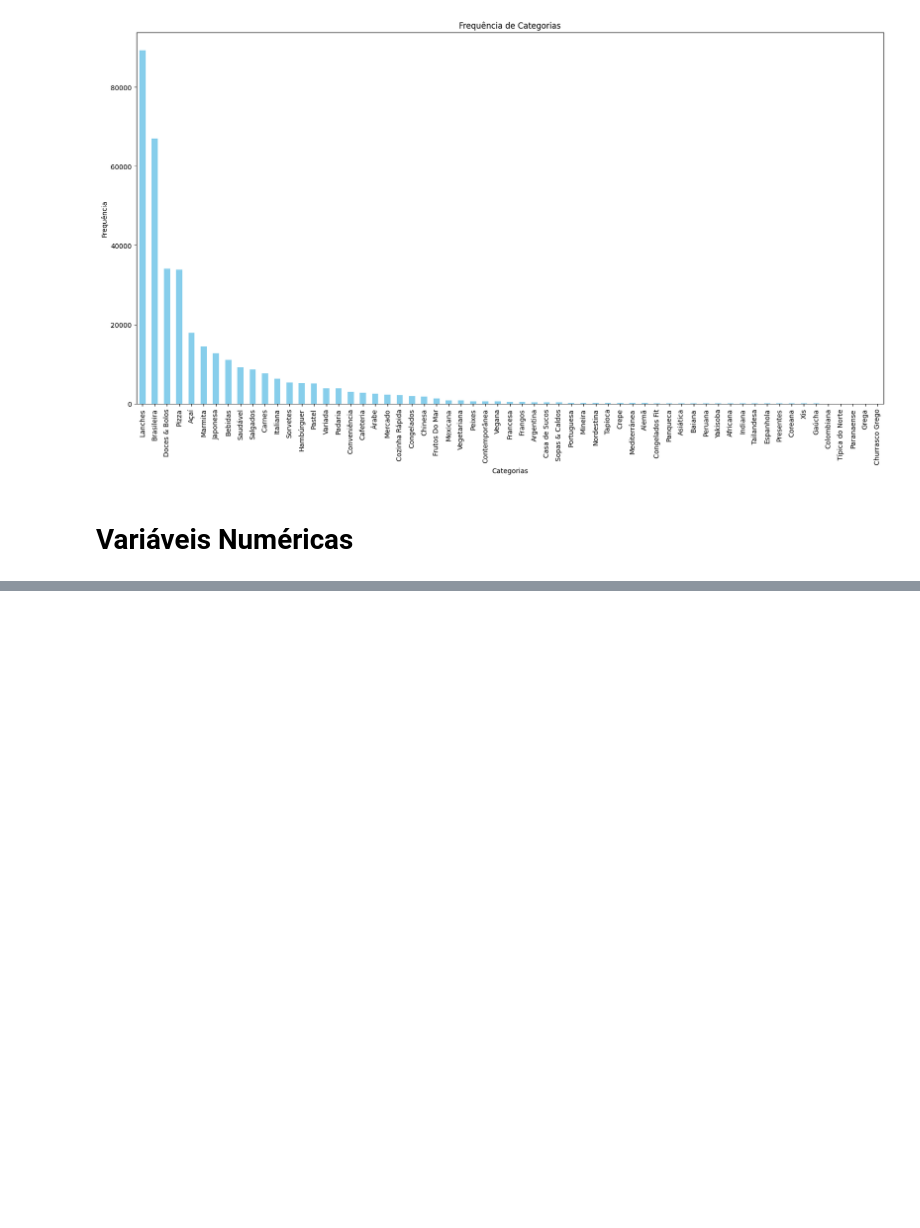
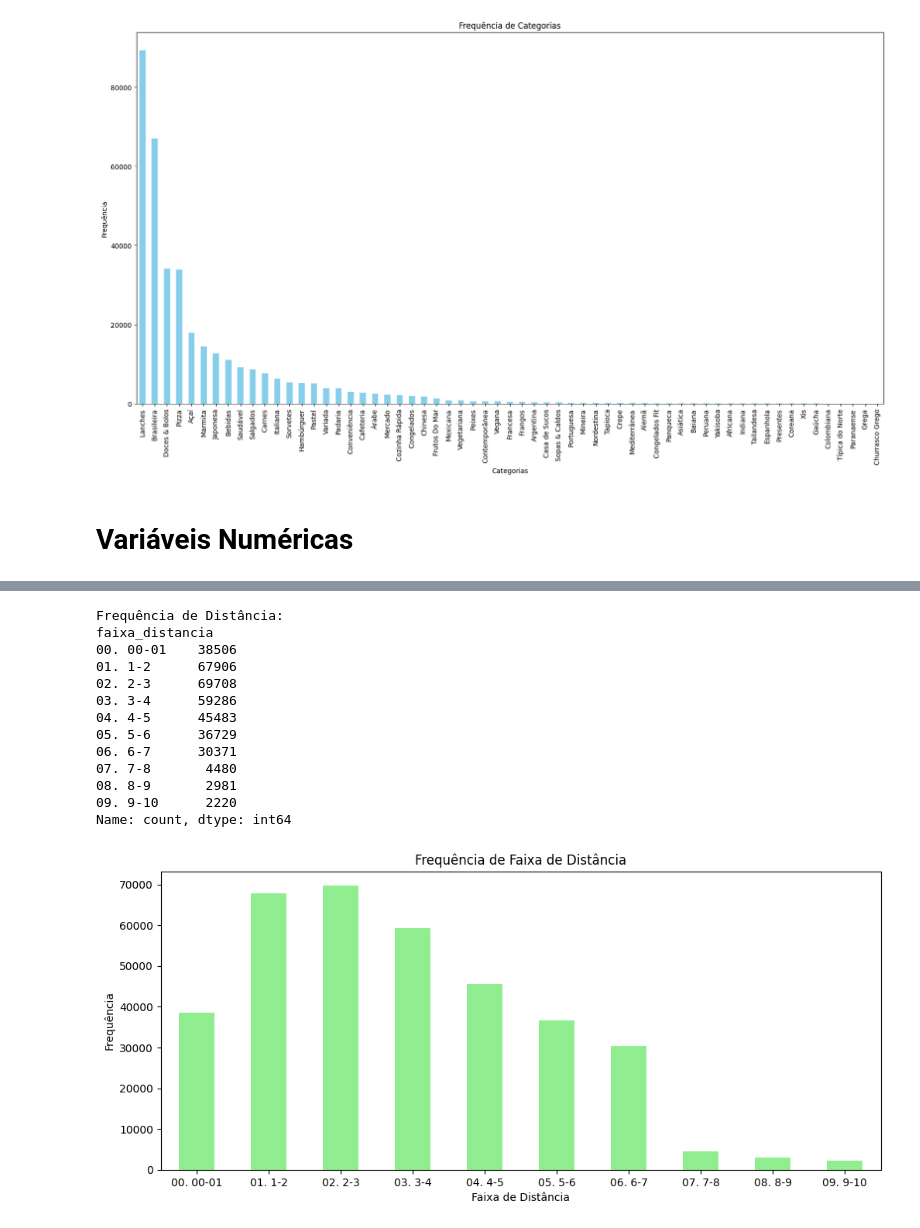
Before and after one commit to GabrielEnzoMurai/Python-repository, a Jupyter notebook: Study/estatística/stat2.ipynb, the cells around one changed output, grey strips where cells are left out. Drawn from its saved outputs; the diff is of its cells as text; code cells hidden in the pictures; blank space fills up the shorter version.

```diff
--- a/Study/estatística/stat2.ipynb
+++ b/Study/estatística/stat2.ipynb
@@ -70,0 +80,32 @@ df['faixa_distancia'] = pd.cut(df['distance'], bins=bins, labels=labels, right=F
+# %%
+frequencia_distancia = df["faixa_distancia"].value_counts()
+
+frequencia_distancia = frequencia_distancia.reindex(labels)
+
+print("\nFrequência de Distância:")
+print(frequencia_distancia)
+
+plt.figure(figsize=(12, 5))
+
+# Criando gráfico de barras para as frequências
+frequencia_distancia.plot(kind='bar', color='lightgreen')
+plt.title('Frequência de Faixa de Distância')
+plt.xlabel('Faixa de Distância')
+plt.ylabel('Frequência')
+plt.xticks(rotation=0) # Para manter as labels na horizontal
+plt.show()
+# %% [output]
+Frequência de Distância:
+faixa_distancia
+00. 00-01    38506
+01. 1-2      67906
+02. 2-3      69708
+03. 3-4      59286
+04. 4-5      45483
+05. 5-6      36729
+06. 6-7      30371
+07. 7-8       4480
+08. 8-9       2981
+09. 9-10      2220
+Name: count, dtype: int64
+[figure, added]
```
Also changed, not shown: parts of 1 cell of this notebook.
